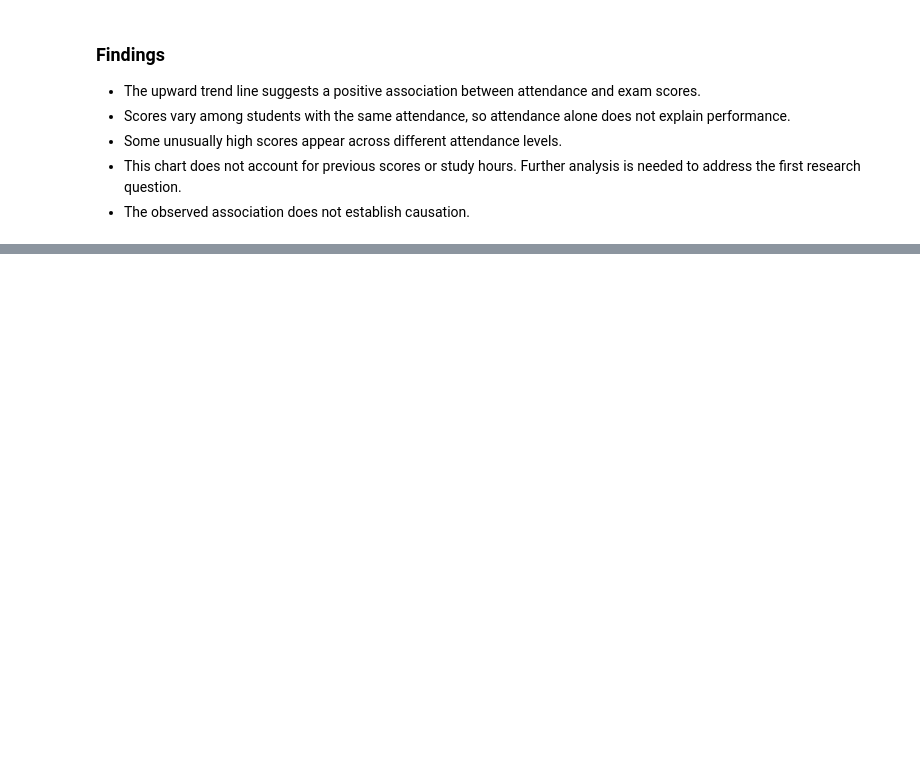
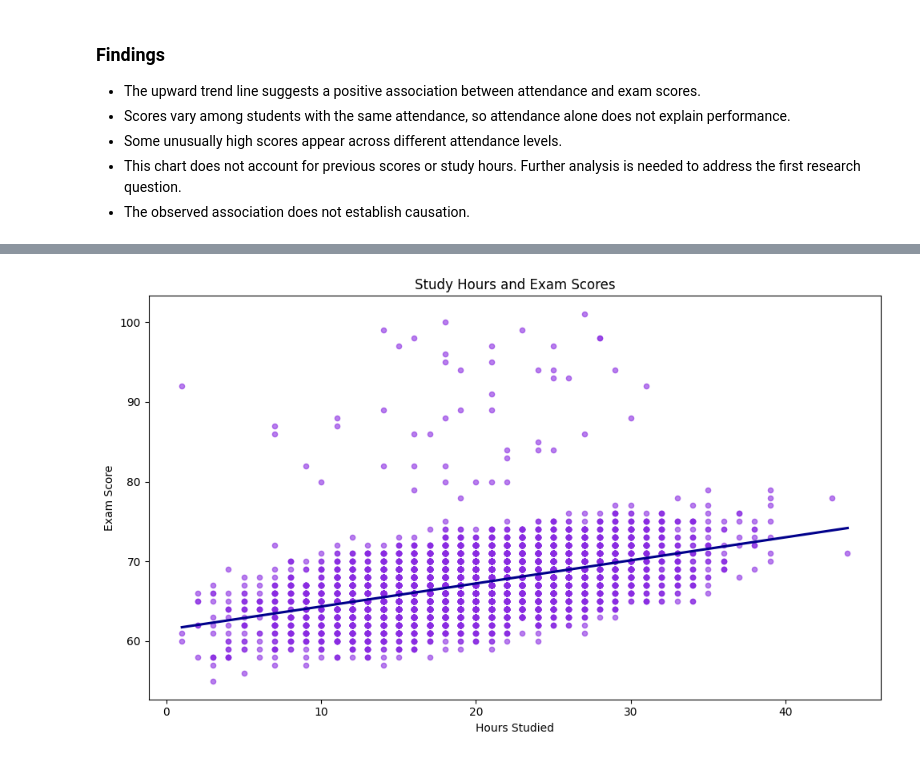
Before and after one commit to LieneRubule/student-performance-analysis, a Jupyter notebook: jupyter_notebooks/Student_Performance_EDA.ipynb, the cells around one changed output, grey strips where cells are left out. Drawn from its saved outputs; the diff is of its cells as text; code cells hidden in the pictures; blank space fills up the shorter version.

Commit message:
Add study hours vs exam scores chart and findings

```diff
--- a/jupyter_notebooks/Student_Performance_EDA.ipynb
+++ b/jupyter_notebooks/Student_Performance_EDA.ipynb
@@ -389,0 +396,25 @@ plt.show()
+# %%
+# Created with ChatGPT assistance for this project's analysis.
+
+# Plot student results with darker, larger dots and a fitted linear trend
+plt.figure(figsize=(10, 6))
+sns.regplot(
+    data=df,
+    x="Hours_Studied",
+    y="Exam_Score",
+    ci=None,
+    scatter_kws={"alpha": 0.6, "s": 20, "color": "blueviolet"},
+    line_kws={"color": "darkblue"}
+)
+
+# Add a title and axis labels
+plt.title("Study Hours and Exam Scores")
+plt.xlabel("Hours Studied")
+plt.ylabel("Exam Score")
+plt.tight_layout()
+
+# Save the chart and display it in the notebook
+plt.savefig("../visualisations/study_hours_vs_exam_score.png", dpi=300)
+plt.show()
+# %% [output]
+[figure, added]
```
Also changed, not shown: parts of 2 cells of this notebook, 1 other file.
